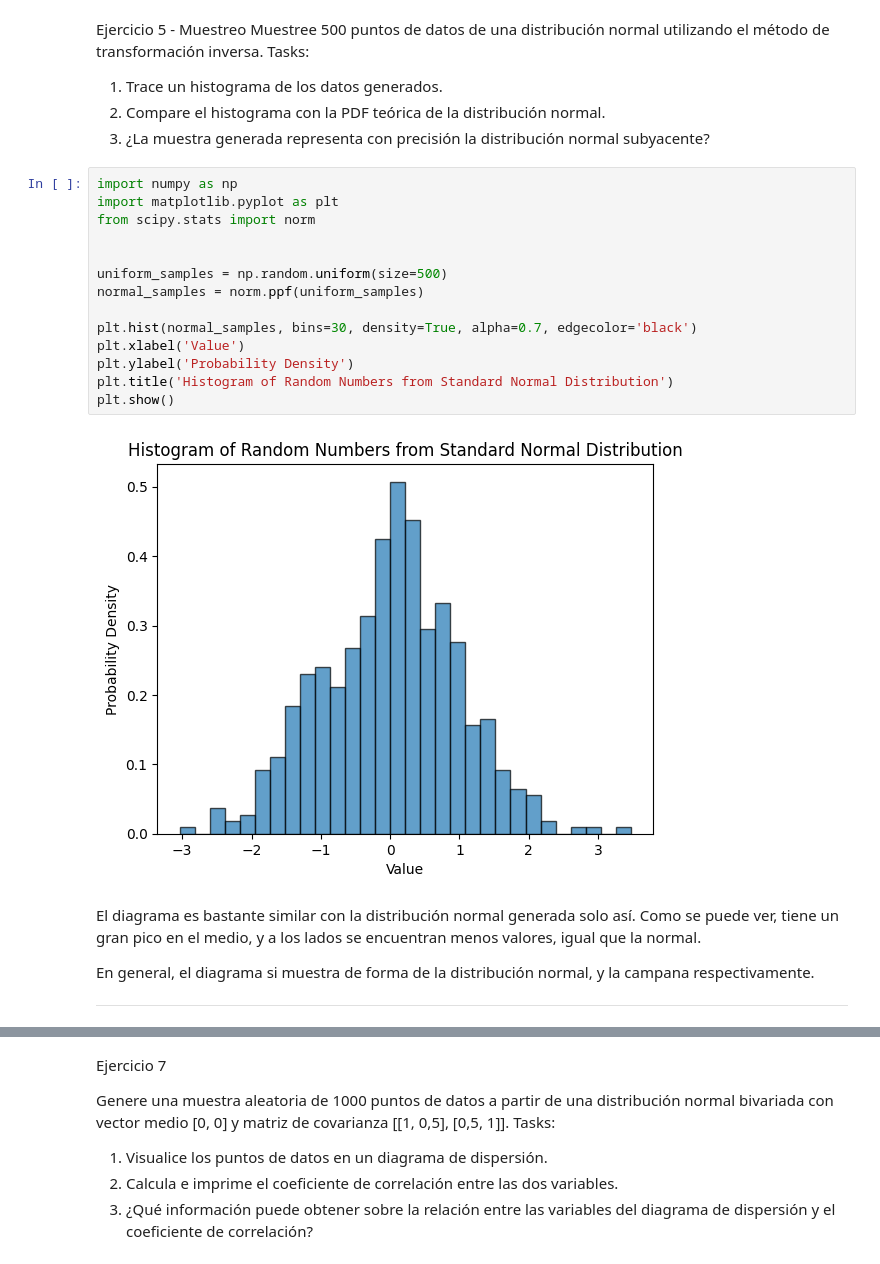
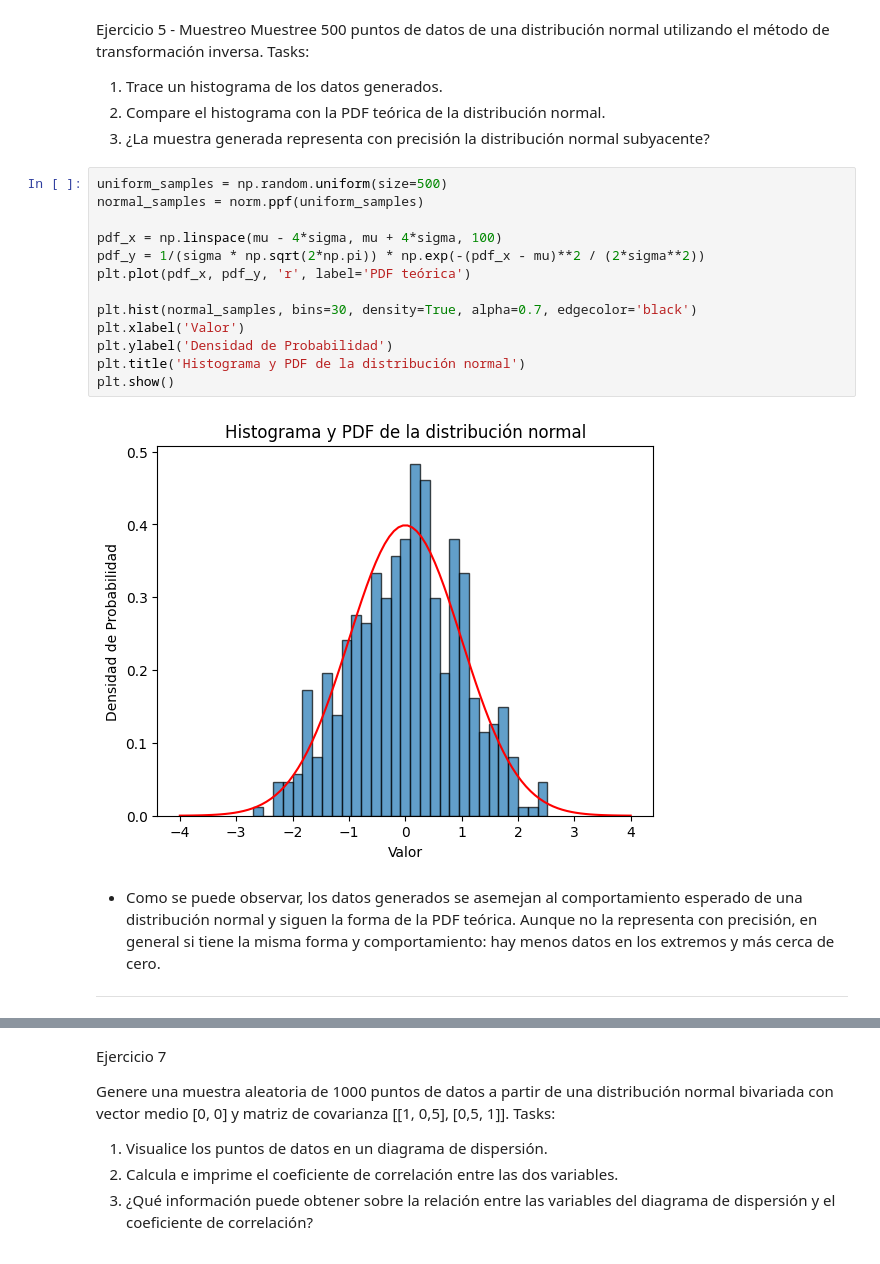
Before and after one commit to 20Candy/Lab1_Simulacion, a Jupyter notebook: main.ipynb, the cells around one changed output, grey strips where cells are left out. Saved outputs shown, nothing was run; the diff lists cells and outputs as text.

```diff
--- a/main.ipynb
+++ b/main.ipynb
@@ -168,28 +166,24 @@ Tasks:
 1. Trace un histograma de los datos generados.
 2. Compare el histograma con la PDF teórica de la distribución normal.
 3. ¿La muestra generada representa con precisión la distribución normal subyacente?
-# %%
-import numpy as np
-import matplotlib.pyplot as plt
-from scipy.stats import norm
-
-
-uniform_samples = np.random.uniform(size=500)
-normal_samples = norm.ppf(uniform_samples)
-
-plt.hist(normal_samples, bins=30, density=True, alpha=0.7, edgecolor='black')
-plt.xlabel('Value')
-plt.ylabel('Probability Density')
-plt.title('Histogram of Random Numbers from Standard Normal Distribution')
-plt.show()
-# %% [output]
-[figure, removed]
-# %% [markdown]
-El diagrama es bastante similar con la distribución normal generada solo así. Como se puede ver, tiene un gran pico en el medio, y a los lados se encuentran menos valores, igual que la normal.
-
-En general, el diagrama si muestra de forma de la distribución normal, y la campana respectivamente.
-
-_____________________________________________________________________
+# %%
+uniform_samples = np.random.uniform(size=500)
+normal_samples = norm.ppf(uniform_samples)
+
+pdf_x = np.linspace(mu - 4*sigma, mu + 4*sigma, 100)
+pdf_y = 1/(sigma * np.sqrt(2*np.pi)) * np.exp(-(pdf_x - mu)**2 / (2*sigma**2))
+plt.plot(pdf_x, pdf_y, 'r', label='PDF teórica')
+
+plt.hist(normal_samples, bins=30, density=True, alpha=0.7, edgecolor='black')
+plt.xlabel('Valor')
+plt.ylabel('Densidad de Probabilidad')
+plt.title('Histograma y PDF de la distribución normal')
+plt.show()
+# %% [output]
+[figure, added]
+# %% [markdown]
+- Como se puede observar, los datos generados se asemejan al comportamiento esperado de una distribución normal y siguen la forma de la PDF teórica. Aunque no la representa con precisión, en general si tiene la misma forma y comportamiento: hay menos datos en los extremos y más cerca de cero.
+_____________________________________________________________________
 # %% [markdown]
 Ejercicio 6
 
```
Also changed, not shown: parts of 14 cells of this notebook.
